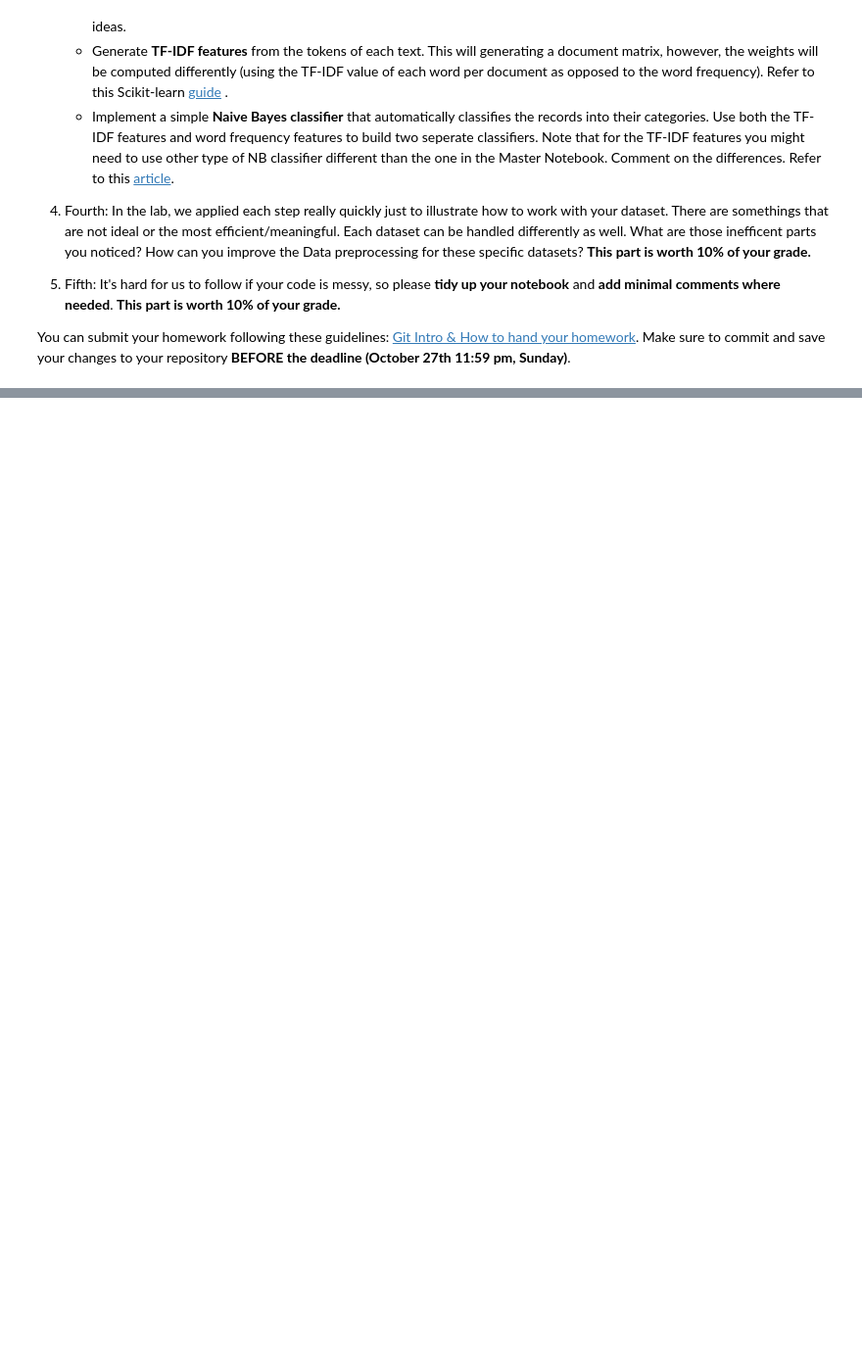
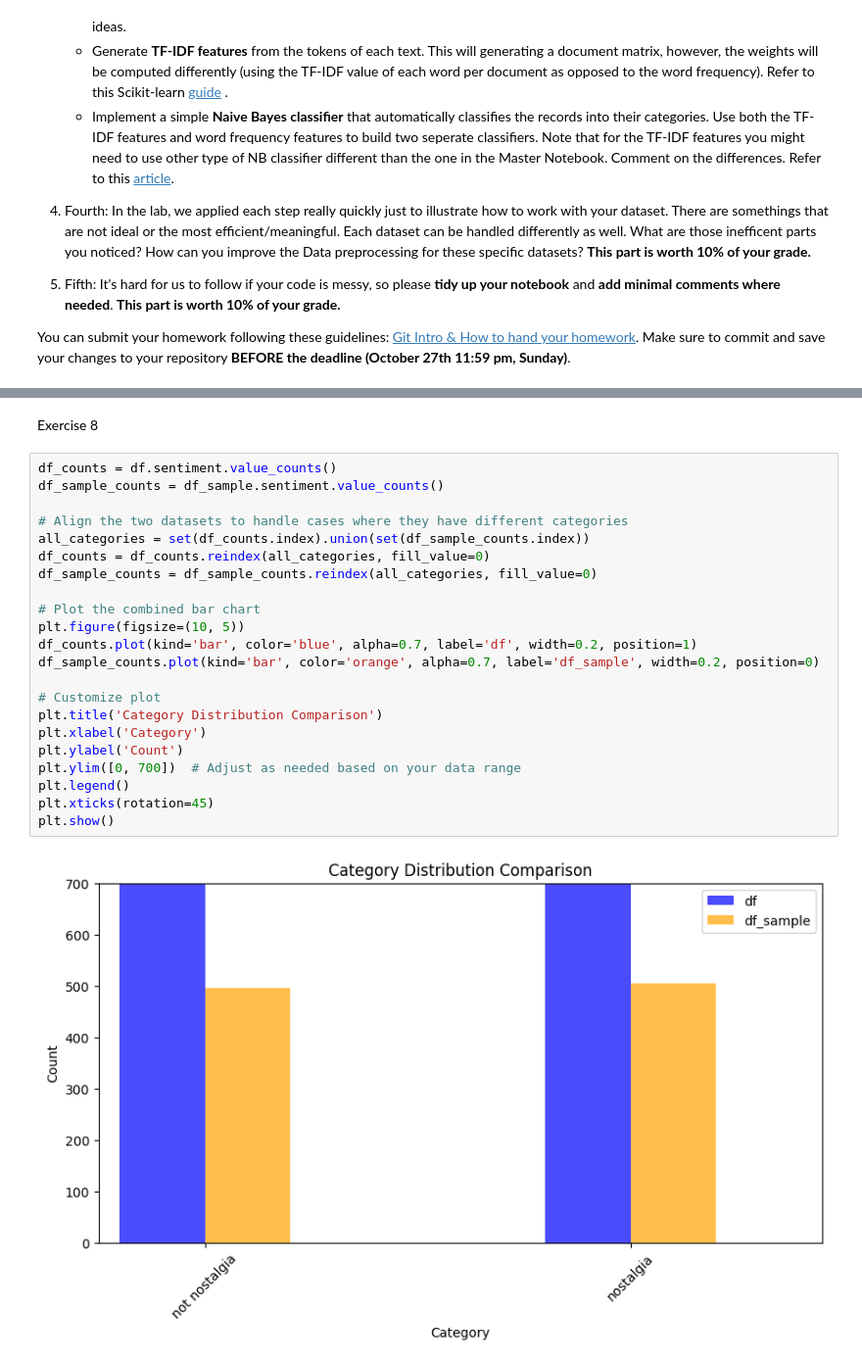
Before and after one commit to Paul901003/DM2024-Lab1-Homework, a Jupyter notebook: DM2024-Lab1-Homework.ipynb, the cells around one changed output, grey strips where cells are left out. Shown at 98% size. Drawn from its saved outputs; the diff is of its cells as text; blank space fills up the shorter version.

```diff
--- a/DM2024-Lab1-Homework.ipynb
+++ b/DM2024-Lab1-Homework.ipynb
@@ -158,0 +261,26 @@ print(classification_report(y_test, y_pred_tfidf))
+# %% [markdown]
+Exercise 8
+# %%
+df_counts = df.sentiment.value_counts()
+df_sample_counts = df_sample.sentiment.value_counts()
+
+# Align the two datasets to handle cases where they have different categories
+all_categories = set(df_counts.index).union(set(df_sample_counts.index))
+df_counts = df_counts.reindex(all_categories, fill_value=0)
+df_sample_counts = df_sample_counts.reindex(all_categories, fill_value=0)
+
+# Plot the combined bar chart
+plt.figure(figsize=(10, 5))
+df_counts.plot(kind='bar', color='blue', alpha=0.7, label='df', width=0.2, position=1)
+df_sample_counts.plot(kind='bar', color='orange', alpha=0.7, label='df_sample', width=0.2, position=0)
+
+# Customize plot
+plt.title('Category Distribution Comparison')
+plt.xlabel('Category')
+plt.ylabel('Count')
+plt.ylim([0, 700])  # Adjust as needed based on your data range
+plt.legend()
+plt.xticks(rotation=45)
+plt.show()
+# %% [output]
+[figure, added]
```
Also changed, not shown: parts of 40 cells of this notebook, 3 other files.
